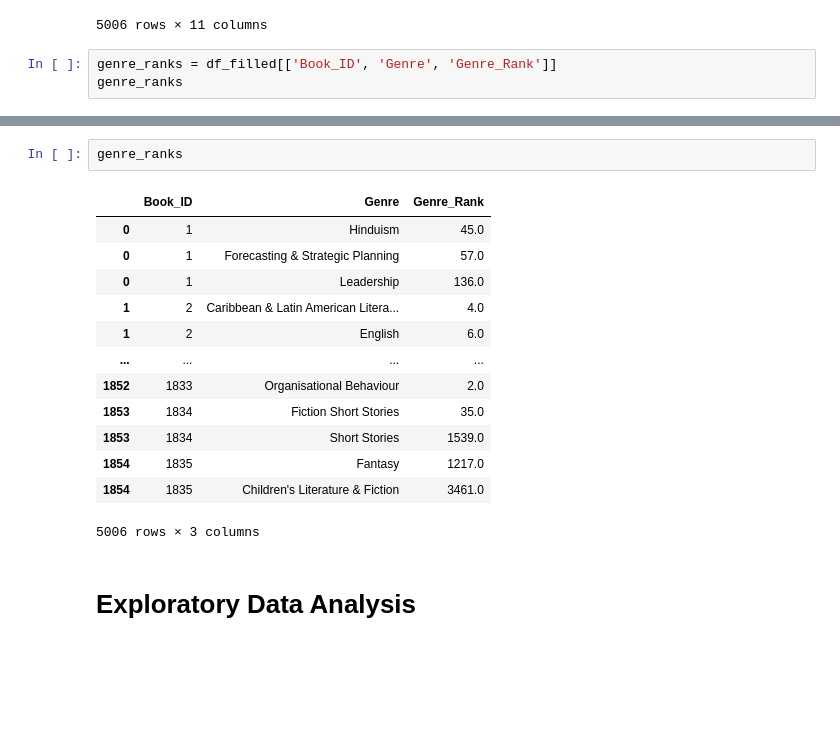
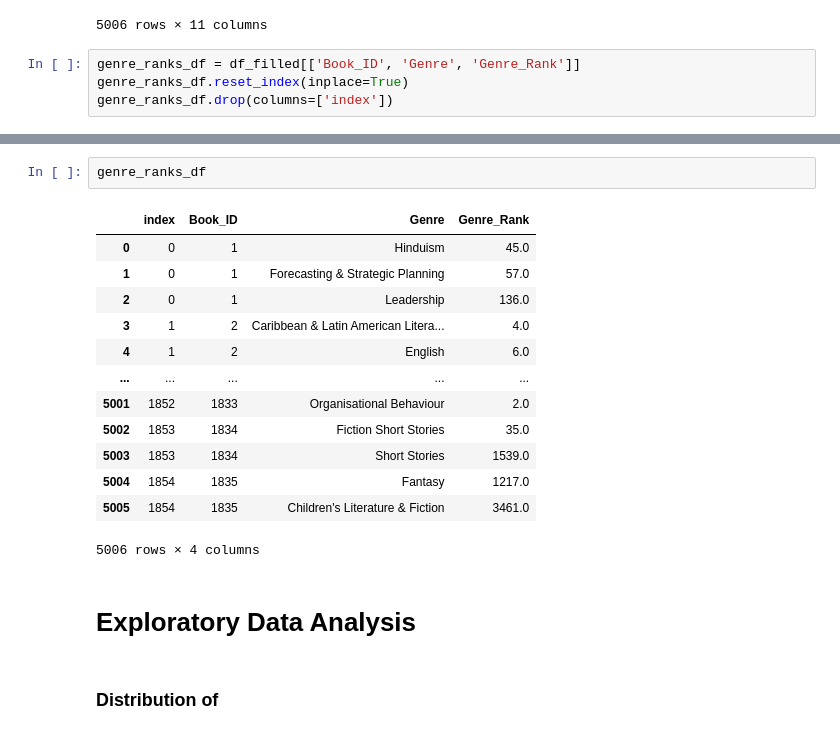
Before and after one commit to JS-Tharun/Intelligent-Book-Recommendations-System, a Jupyter notebook: notebooks/notebook.ipynb, the cells around one changed output, grey strips where cells are left out. Saved outputs shown, nothing was run; the diff lists cells and outputs as text; blank space fills up the shorter version.

```diff
--- a/notebooks/notebook.ipynb
+++ b/notebooks/notebook.ipynb
@@ -437,8 +437,9 @@ df_filled
 | 1854 | 1835 | Zog | Julia Donaldson | 4.9 | 2251.0 | 190.0 | Zog is the keenest dragon in scho... | 0 days 00:28:00 | ... |
 5006 rows × 11 columns
 # %%
-genre_ranks = df_filled[['Book_ID', 'Genre', 'Genre_Rank']]
-genre_ranks
+genre_ranks_df = df_filled[['Book_ID', 'Genre', 'Genre_Rank']]
+genre_ranks_df.reset_index(inplace=True)
+genre_ranks_df.drop(columns=['index'])
 # %% [output]
 |  | Book_ID | Genre | Genre_Rank |
 | 0 | 1 | Hinduism | 45.0 |
@@ -475,18 +476,20 @@ df_filled
 # %%
-genre_ranks
+genre_ranks_df
 # %% [output]
-|  | Book_ID | Genre | Genre_Rank |
-| 0 | 1 | Hinduism | 45.0 |
-| 0 | 1 | Forecasting & Strategic Planning | 57.0 |
-| 0 | 1 | Leadership | 136.0 |
-| 1 | 2 | Caribbean & Latin American Litera... | 4.0 |
-| 1 | 2 | English | 6.0 |
-| ... | ... | ... | ... |
-| 1852 | 1833 | Organisational Behaviour | 2.0 |
-| 1853 | 1834 | Fiction Short Stories | 35.0 |
-| 1853 | 1834 | Short Stories | 1539.0 |
-| 1854 | 1835 | Fantasy | 1217.0 |
-| 1854 | 1835 | Children's Literature & Fiction | 3461.0 |
+|  | index | Book_ID | Genre | Genre_Rank |
+| 0 | 0 | 1 | Hinduism | 45.0 |
+| 1 | 0 | 1 | Forecasting & Strategic Planning | 57.0 |
+| 2 | 0 | 1 | Leadership | 136.0 |
+| 3 | 1 | 2 | Caribbean & Latin American Litera... | 4.0 |
+| 4 | 1 | 2 | English | 6.0 |
+| ... | ... | ... | ... | ... |
+| 5001 | 1852 | 1833 | Organisational Behaviour | 2.0 |
+| 5002 | 1853 | 1834 | Fiction Short Stories | 35.0 |
+| 5003 | 1853 | 1834 | Short Stories | 1539.0 |
+| 5004 | 1854 | 1835 | Fantasy | 1217.0 |
+| 5005 | 1854 | 1835 | Children's Literature & Fiction | 3461.0 |
-5006 rows × 3 columns
+5006 rows × 4 columns
 # %% [markdown]
 # Exploratory Data Analysis
+# %% [markdown]
+### Distribution of
```
Also changed, not shown: parts of 4 cells of this notebook.
